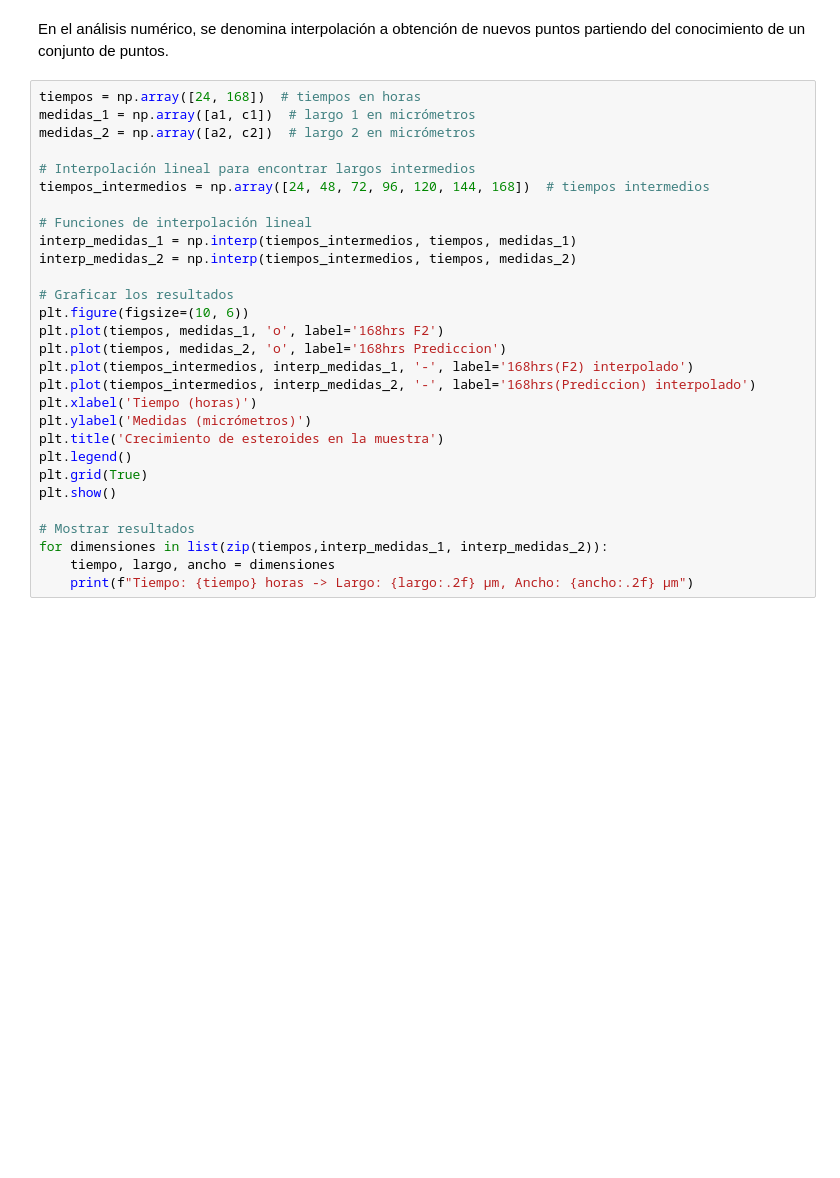
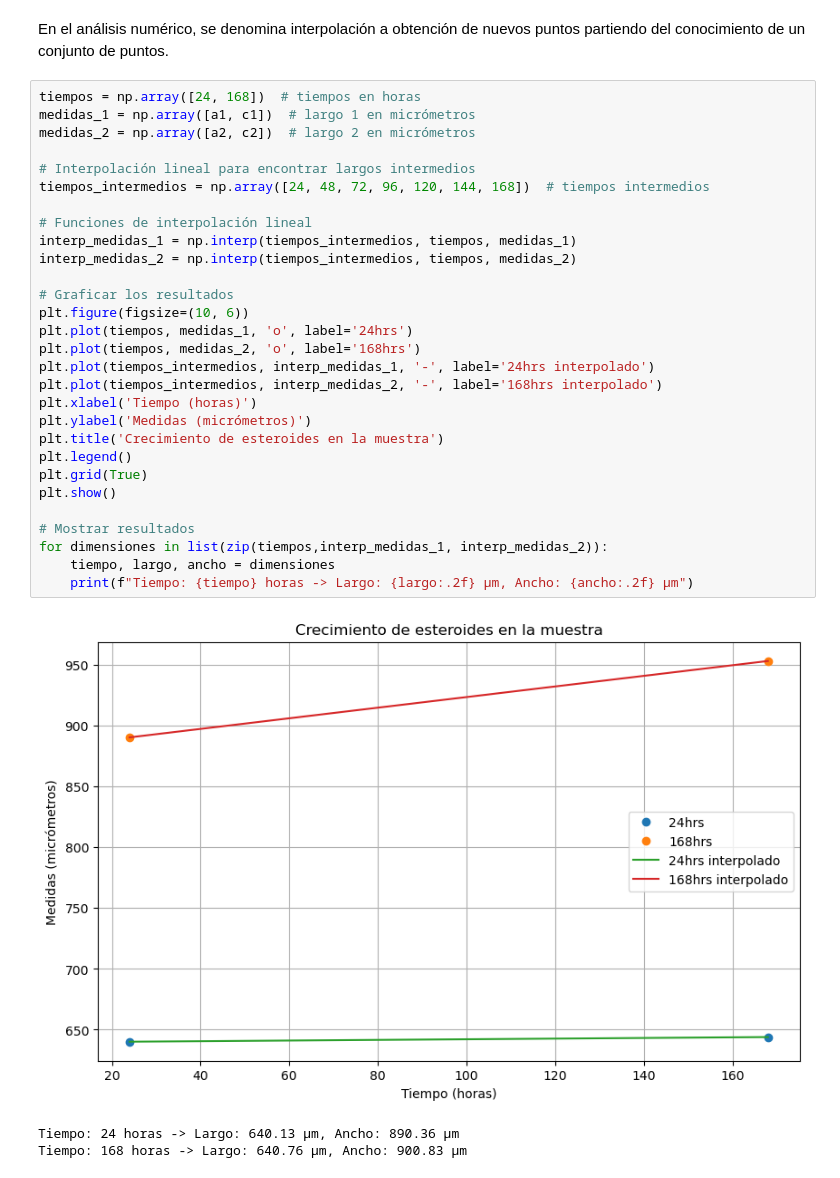
Before and after one commit to AdairPonceuwu/SferoidAnalisis, a Jupyter notebook: Crecimeinto_Esteroides.ipynb, the cells around one changed output. Saved outputs shown, nothing was run; the diff lists cells and outputs as text; blank space fills up the shorter version.

```diff
--- a/Crecimeinto_Esteroides.ipynb
+++ b/Crecimeinto_Esteroides.ipynb
@@ -160,29 +174,33 @@ En el análisis numérico, se denomina interpolación a obtención de nuevos pun
 # %%
 tiempos = np.array([24, 168])  # tiempos en horas
 medidas_1 = np.array([a1, c1])  # largo 1 en micrómetros
 medidas_2 = np.array([a2, c2])  # largo 2 en micrómetros
 
 # Interpolación lineal para encontrar largos intermedios
 tiempos_intermedios = np.array([24, 48, 72, 96, 120, 144, 168])  # tiempos intermedios
 
 # Funciones de interpolación lineal
 interp_medidas_1 = np.interp(tiempos_intermedios, tiempos, medidas_1)
 interp_medidas_2 = np.interp(tiempos_intermedios, tiempos, medidas_2)
 
 # Graficar los resultados
 plt.figure(figsize=(10, 6))
-plt.plot(tiempos, medidas_1, 'o', label='168hrs F2')
-plt.plot(tiempos, medidas_2, 'o', label='168hrs Prediccion')
-plt.plot(tiempos_intermedios, interp_medidas_1, '-', label='168hrs(F2) interpolado')
-plt.plot(tiempos_intermedios, interp_medidas_2, '-', label='168hrs(Prediccion) interpolado')
+plt.plot(tiempos, medidas_1, 'o', label='24hrs')
+plt.plot(tiempos, medidas_2, 'o', label='168hrs')
+plt.plot(tiempos_intermedios, interp_medidas_1, '-', label='24hrs interpolado')
+plt.plot(tiempos_intermedios, interp_medidas_2, '-', label='168hrs interpolado')
 plt.xlabel('Tiempo (horas)')
 plt.ylabel('Medidas (micrómetros)')
 plt.title('Crecimiento de esteroides en la muestra')
 plt.legend()
 plt.grid(True)
 plt.show()
 
 # Mostrar resultados
 for dimensiones in list(zip(tiempos,interp_medidas_1, interp_medidas_2)):
     tiempo, largo, ancho = dimensiones
     print(f"Tiempo: {tiempo} horas -> Largo: {largo:.2f} µm, Ancho: {ancho:.2f} µm")
+# %% [output]
+[figure, added]
+Tiempo: 24 horas -> Largo: 640.13 µm, Ancho: 890.36 µm
+Tiempo: 168 horas -> Largo: 640.76 µm, Ancho: 900.83 µm
```
Also changed, not shown: parts of 21 cells of this notebook.
